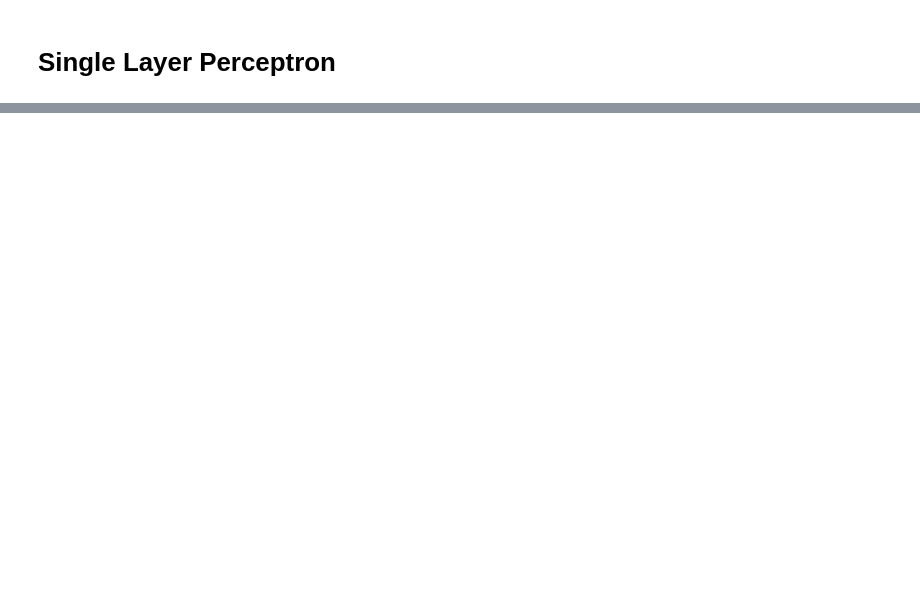
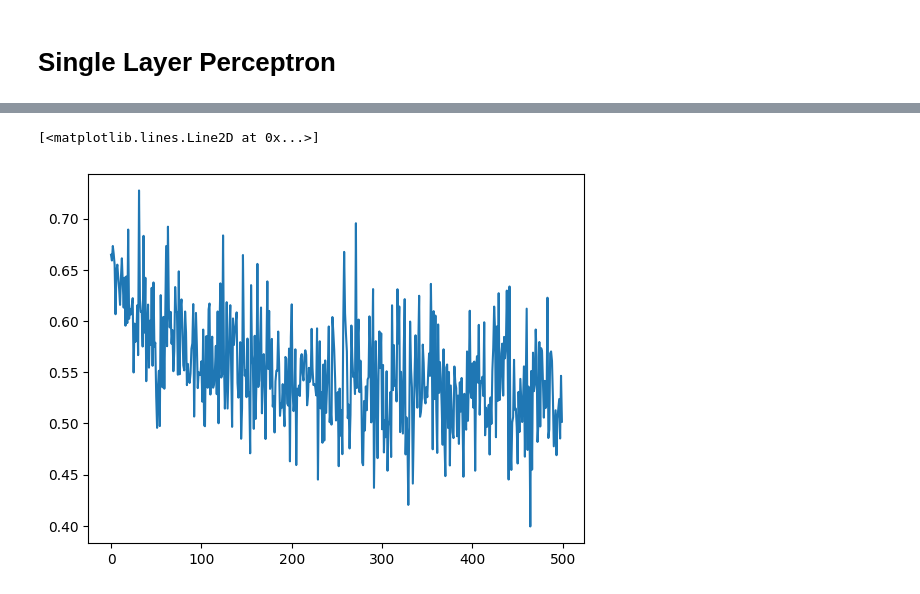
Before and after one commit to nicoataiza/CS7318, a Jupyter notebook: Assignment_1.ipynb, the cells around one changed output, grey strips where cells are left out. Saved outputs shown, nothing was run; the diff lists cells and outputs as text; code cells hidden in the pictures; blank space fills up the shorter version.

```diff
--- a/Assignment_1.ipynb
+++ b/Assignment_1.ipynb
@@ -215,7 +239,7 @@ class SingleLayerNet(torch.nn.Module):
         super(SingleLayerNet, self).__init__()
         self.input_layer = torch.nn.Linear(input_size, 1)
 
-    #Define how forward
+    #Define how forward-pass
     def forward(self, x):
-        y_pred = torch.sigmoid(self.input_layer(x))
+        y_pred = torch.tanh(self.input_layer(x))
         return y_pred
@@ -225,12 +246,17 @@ model = SingleLayerNet(8)
+# %%
+# create the model
+# 8 is the number of weights in the neural net
+model = SingleLayerNet(df.shape[1]-1)
 # %%
 # Define the loss function (criterion)
-criterion = torch.nn.BCELoss()
+criterion = torch.nn.BCEWithLogitsLoss()
 
-# Create an optimizer (Stochastic Gradient Descent - SGD)
-optimizer = torch.optim.SGD(model.parameters(), lr=0.001)
+# Create an optimizer (Adam)
+optimizer = torch.optim.Adam(model.parameters(), lr=5e-4)
 # %%
 # Define the training loop
 epochs = 500
+losses = []
 for epoch in range(epochs):
     for inputs, labels in train_loader:
         optimizer.zero_grad()
@@ -238,6 +264,6 @@ for epoch in range(epochs):
         loss = criterion(outputs, labels.view(-1, 1))
         loss.backward()
         optimizer.step()
-
-    print(f'Epoch [{epoch+1}/{epochs}], Loss: {loss.item()}')
+    losses.append(loss.item())
+    print(f'Epoch [{epoch+1}], Loss: {loss.item()}')
 # %% [output]
@@ -260,0 +287,5 @@ Epoch [500/500], Loss: 0.5658916234970093
+# %%
+plt.plot(np.arange(0,500),losses)
+# %% [output]
+[<matplotlib.lines.Line2D at 0x...>]
+[figure, added]
```
Also changed, not shown: parts of 23 cells of this notebook.
